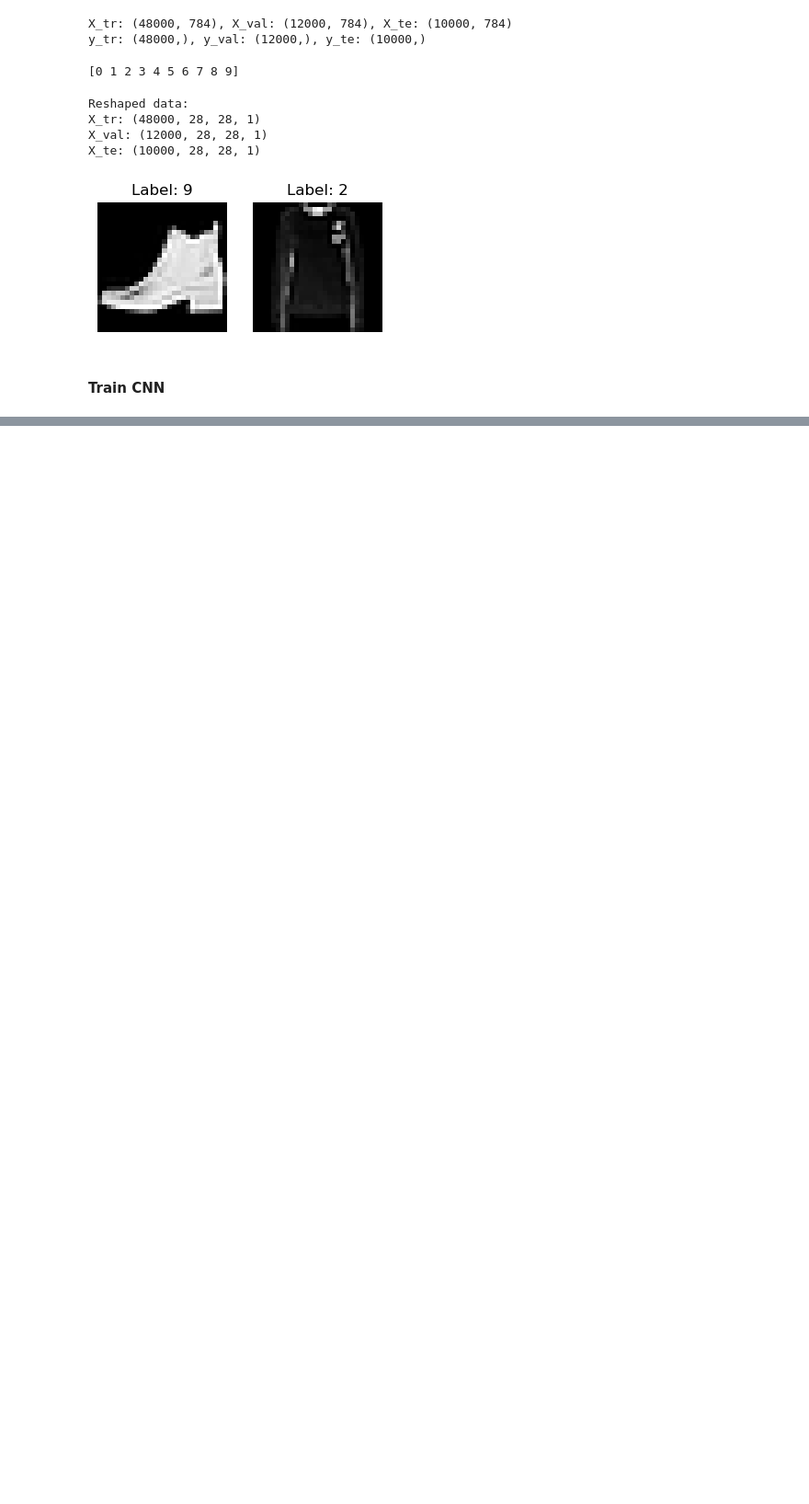
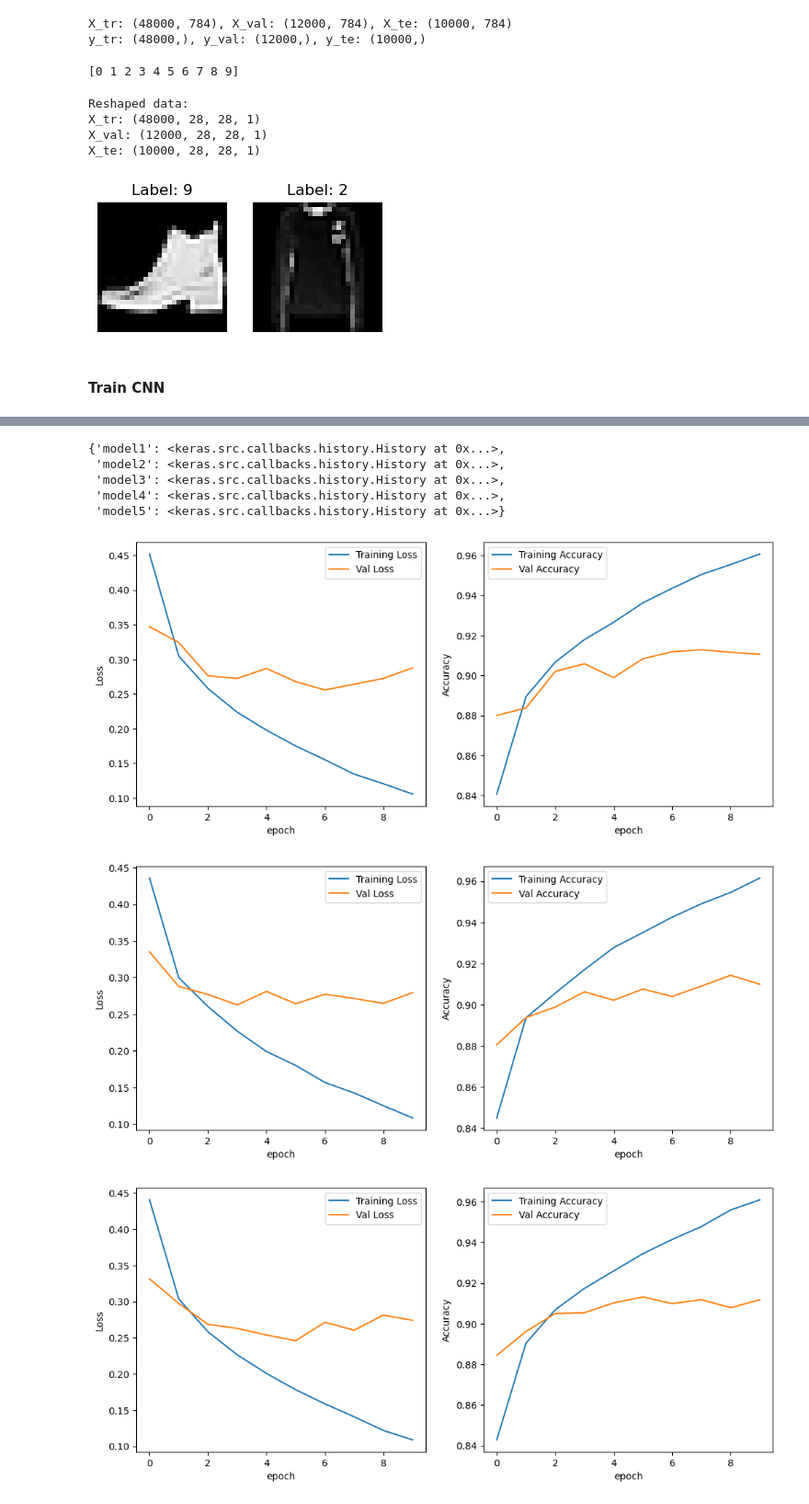
Before and after one commit to yenphglam/cs178_ProjectTeam3, a Jupyter notebook: cnn/cnn.ipynb, the cells around one changed output, grey strips where cells are left out. Shown at 92% size. Cells and saved outputs as stored; diff of their text form; code cells hidden in the pictures; blank space fills up the shorter version.

```diff
--- a/cnn/cnn.ipynb
+++ b/cnn/cnn.ipynb
@@ -147,27 +171,0 @@ Epoch 10/10
-# %%
-# Simplest model with 2 Convolution layers
-model = models.Sequential([
-    # First Convolution
-    # 32 filters with 3x3, activation with relu
-    layers.Conv2D(32, kernel_size=(4,4), activation="relu", input_shape=(30,30,1)),
-    # Pooling
-    layers.MaxPool2D(pool_size=(2,2)),
-
-    # Flatten
-    layers.Flatten(),
-
-    # 1st layer Fully connected FNN
-    layers.Dense(128, activation="relu"),
-    layers.Dropout(0.25,seed=178),
-
-    # 2nd layer Fully connected FNN
-    layers.Dense(128, activation="relu"),
-    # Output of P(y=k|x), k=0,1,...,9
-    layers.Dense(10, activation="softmax")]
-)
-
-model.compile(optimizer="adam",
-              loss="crossentropy",
-              metrics=["accuracy"])
-
-history_new = model.fit(X_tr_cnn_new, y_tr, epochs=10,batch_size=64, validation_data=[X_val_cnn_new, y_val])
@@ -194,0 +172,10 @@ Epoch 10/10
+# %%
+def cross_val_train_pipline(model, tr_fold, val_fold):
+    model_dict = {}
+    for k in range(len(tr_fold)):
+        fitted_model, history = model(tr_fold[k][0], tr_fold[k][1], val_fold[k][0], val_fold[k][1])
+        model_dict[f"model{k+1}"] = history
+
+    return model_dict
+# %%
+dict_layer_1 = cross_val_train_pipline(model_1_layer, tr_fold, val_fold)
@@ -194,0 +200,15 @@ Epoch 10/10
+# %%
+dict_layer_1
+# %% [output]
+{'model1': <keras.src.callbacks.history.History at 0x...>,
+ 'model2': <keras.src.callbacks.history.History at 0x...>,
+ 'model3': <keras.src.callbacks.history.History at 0x...>,
+ 'model4': <keras.src.callbacks.history.History at 0x...>,
+ 'model5': <keras.src.callbacks.history.History at 0x...>}
+# %%
+for key, value in dict_layer_1.items():
+    visualize_plot(value)
+# %% [output]
+[figure, added]
+[figure, added]
+[figure, added]
```
Also changed, not shown: parts of 15 cells of this notebook.
